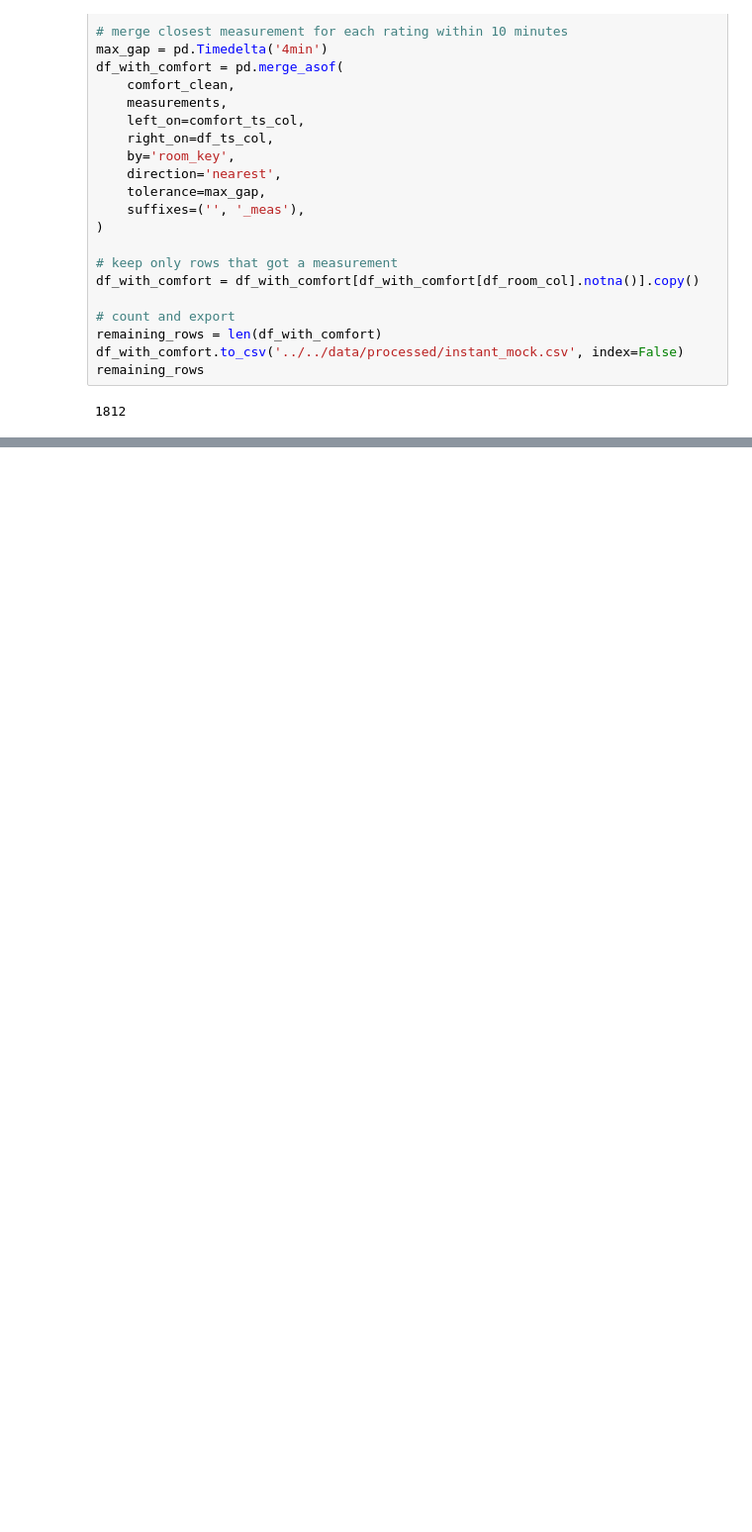
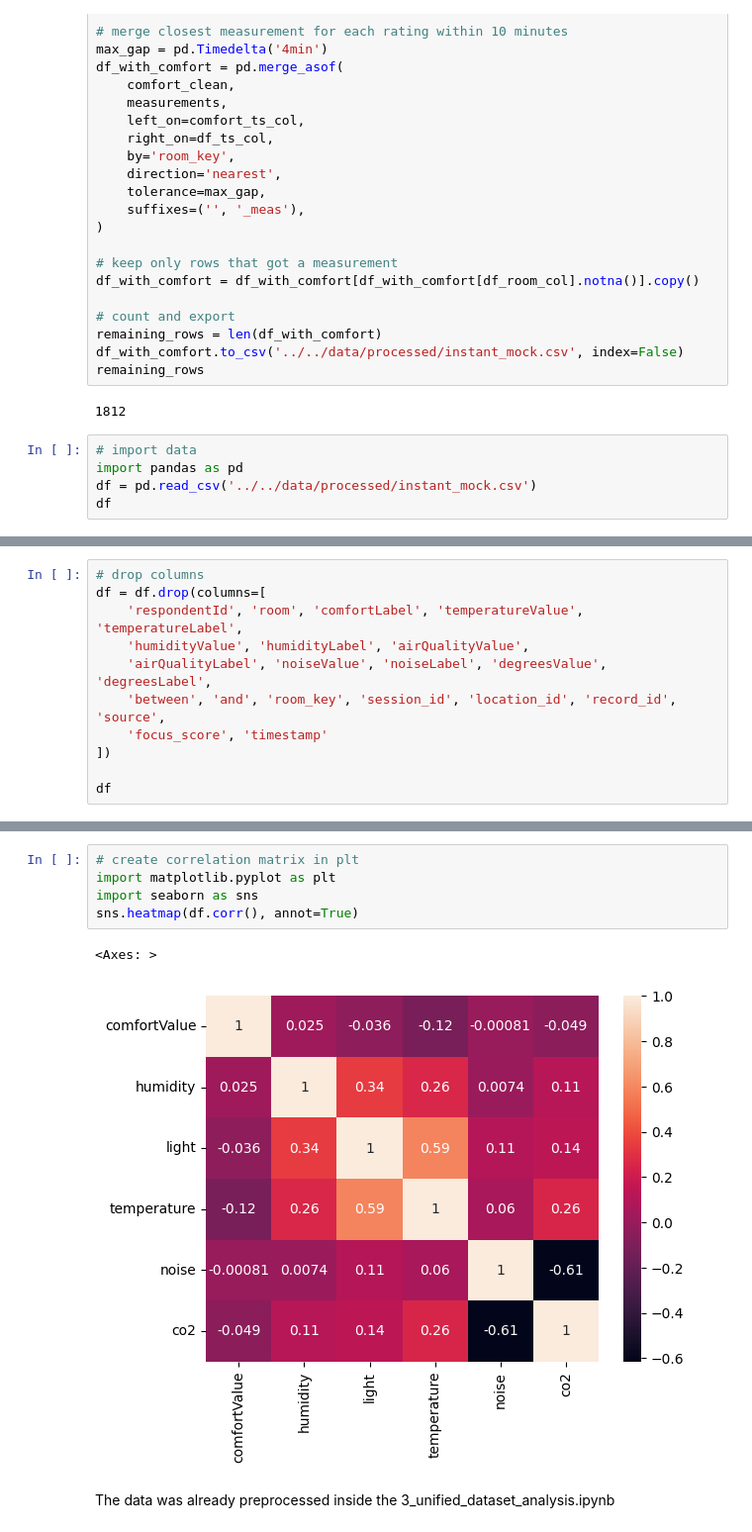
Before and after one commit to SEP4Real/SEP4, a Jupyter notebook: MAL/notebooks/data_related/4_instant_data_analysis.ipynb, the cells around one changed output, grey strips where cells are left out. Shown at 99% size. Cells and saved outputs as stored; diff of their text form; blank space fills up the shorter version.

Commit message:
[add] instant data analysis
Co-Authored-By: Gromykko <186803449+Gromykko@users.noreply.github.com>

```diff
--- a/MAL/notebooks/data_related/4_instant_data_analysis.ipynb
+++ b/MAL/notebooks/data_related/4_instant_data_analysis.ipynb
@@ -83,3 +88,8 @@ df_with_comfort.to_csv('../../data/processed/instant_mock.csv', index=False)
 remaining_rows
 # %% [output]
 1812
+# %%
+# import data
+import pandas as pd
+df = pd.read_csv('../../data/processed/instant_mock.csv')
+df
@@ -85,0 +114,11 @@ remaining_rows
+# %%
+# drop columns
+df = df.drop(columns=[
+    'respondentId', 'room', 'comfortLabel', 'temperatureValue', 'temperatureLabel',
+    'humidityValue', 'humidityLabel', 'airQualityValue',
+    'airQualityLabel', 'noiseValue', 'noiseLabel', 'degreesValue', 'degreesLabel',
+    'between', 'and', 'room_key', 'session_id', 'location_id', 'record_id', 'source',
+    'focus_score', 'timestamp'
+])
+
+df
@@ -85,0 +150,10 @@ remaining_rows
+# %%
+# create correlation matrix in plt
+import matplotlib.pyplot as plt
+import seaborn as sns
+sns.heatmap(df.corr(), annot=True)
+# %% [output]
+<Axes: >
+[figure, added]
+# %% [markdown]
+The data was already preprocessed inside the 3_unified_dataset_analysis.ipynb
```
Also changed, not shown: parts of 8 cells of this notebook, 2 other files.
